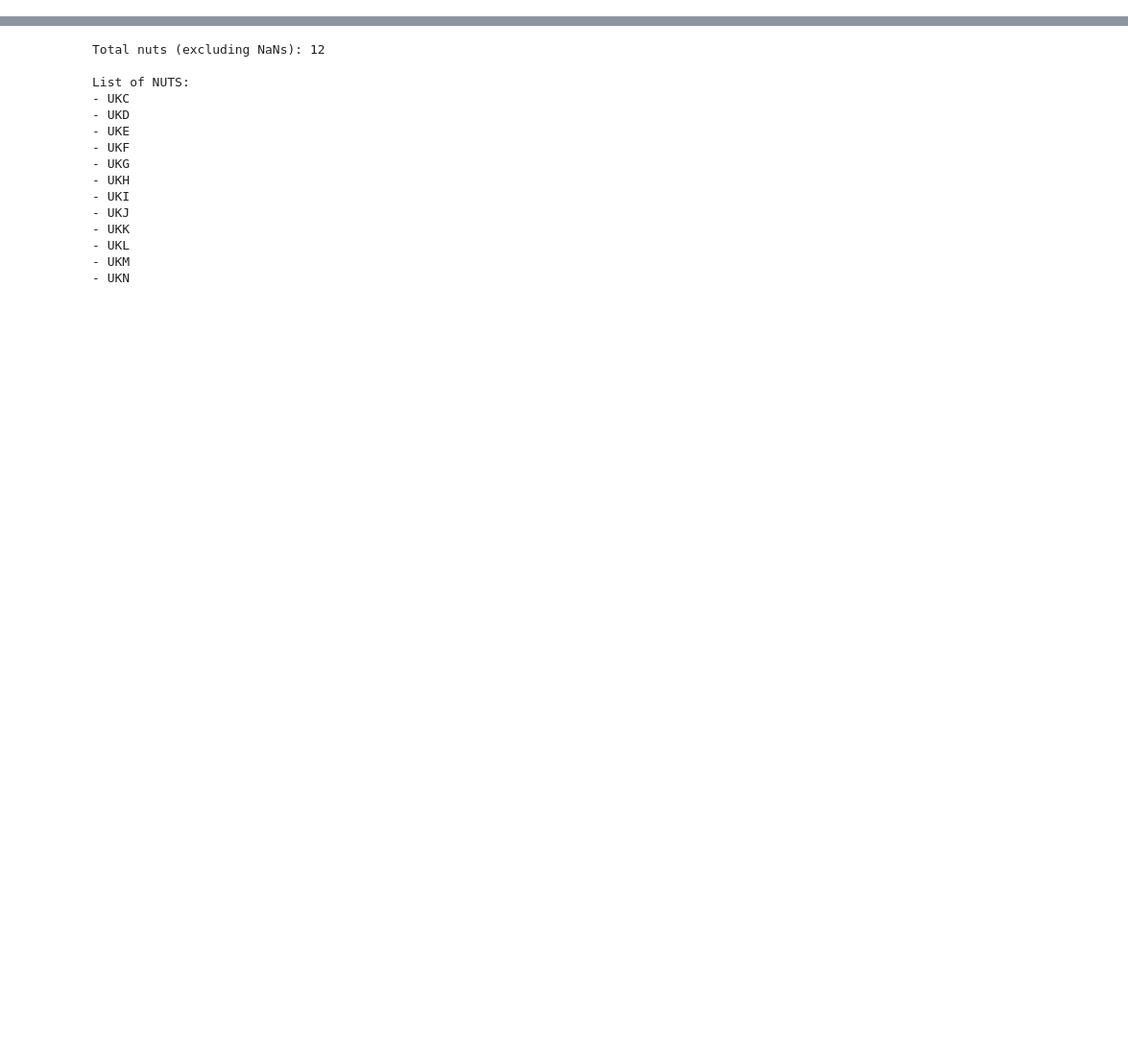
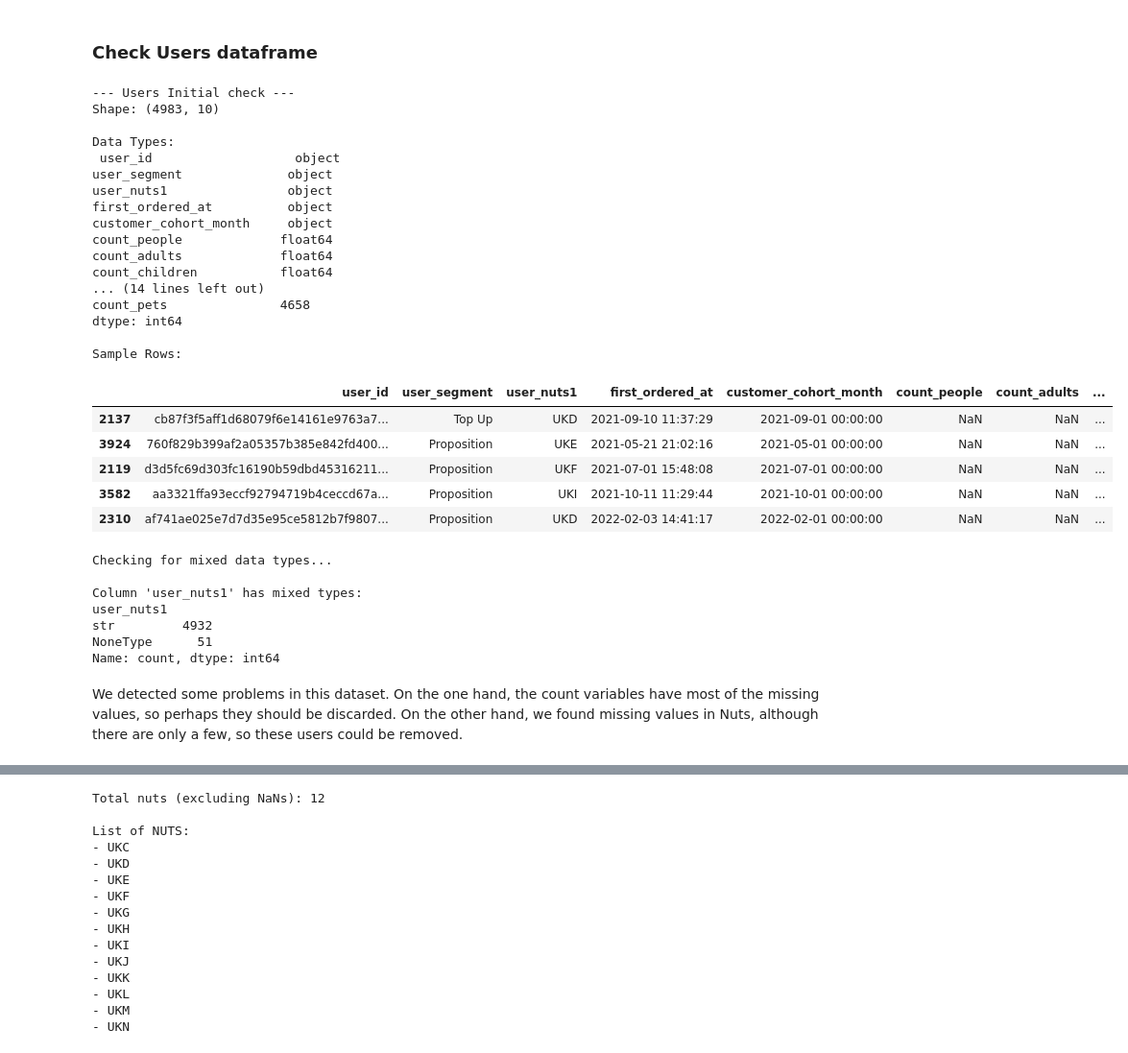
Before and after one commit to AntonioGarciaGarvi/zrive-ds, a Jupyter notebook: src/module_2/01_eda_groceries.ipynb, the cells around one changed output, grey strips where cells are left out. Shown at 96% size. Saved outputs shown, nothing was run; the diff lists cells and outputs as text; code cells hidden in the pictures; blank space fills up the shorter version.

```diff
--- a/src/module_2/01_eda_groceries.ipynb
+++ b/src/module_2/01_eda_groceries.ipynb
@@ -143,3 +0,0 @@ memory usage: 565.8+ KB
-# %%
-mixed_columns = check_mixed_data_types(regulars)
-print(mixed_columns)
@@ -207,3 +0,0 @@ memory usage: 213.2+ KB
-# %%
-mixed_columns = check_mixed_data_types(abandoned)
-print(mixed_columns)
@@ -286,3 +0,0 @@ Name: count, Length: 200, dtype: int64
-# %%
-mixed_columns = check_mixed_data_types(inventory)
-print(mixed_columns)
@@ -326,0 +34,34 @@ How many different NUTS are there?
+# %%
+from IPython.display import display
+
+def check_mixed_data_types(df: pd.DataFrame, verbose: bool = True) -> dict:
+    """
+    Checks for columns with mixed data types in a DataFrame.
+    """
+    mixed_columns = {}
+
+    for col in df.columns:
+        type_counts = df[col].apply(lambda x: type(x).__name__).value_counts()
+        if len(type_counts) > 1:
+            mixed_columns[col] = type_counts.to_dict()
+            if verbose:
+                print(f"\nColumn '{col}' has mixed types:")
+                print(type_counts)
+    if verbose and not mixed_columns:
+            print("No columns with mixed data types found.")
+    return mixed_columns
+
+
+
+def dataset_initial_exploration(df: pd.DataFrame, name: str = "Dataset"):
+    """
+    Performs a basic exploratory analysis of the DataFrame.
+    """
+    print(f"\n--- {name} Initial check ---")
+    print(f"Shape: {df.shape}")
+    print("\nData Types:\n", df.dtypes)
+    print("\nMissing Values:\n", df.isnull().sum())
+    print("\nSample Rows:\n")
+    display(df.sample(min(5, len(df))))
+    print("\nChecking for mixed data types...")
+    check_mixed_data_types(df)
@@ -326,0 +188,37 @@ How many different NUTS are there?
+# %% [markdown]
+### Check Users dataframe
+# %%
+dataset_initial_exploration(users, 'Users')
+# %% [output]
+--- Users Initial check ---
+Shape: (4983, 10)
+
+Data Types:
+ user_id                   object
+user_segment              object
+user_nuts1                object
+first_ordered_at          object
+customer_cohort_month     object
+count_people             float64
+count_adults             float64
+count_children           float64
+... (14 lines left out)
+count_pets               4658
+dtype: int64
+
+Sample Rows:
+|  | user_id | user_segment | user_nuts1 | first_ordered_at | customer_cohort_month | count_people | count_adults | ... |
+| 2137 | cb87f3f5aff1d68079f6e14161e9763a7... | Top Up | UKD | 2021-09-10 11:37:29 | 2021-09-01 00:00:00 | NaN | NaN | ... |
+| 3924 | 760f829b399af2a05357b385e842fd400... | Proposition | UKE | 2021-05-21 21:02:16 | 2021-05-01 00:00:00 | NaN | NaN | ... |
+| 2119 | d3d5fc69d303fc16190b59dbd45316211... | Proposition | UKF | 2021-07-01 15:48:08 | 2021-07-01 00:00:00 | NaN | NaN | ... |
+| 3582 | aa3321ffa93eccf92794719b4ceccd67a... | Proposition | UKI | 2021-10-11 11:29:44 | 2021-10-01 00:00:00 | NaN | NaN | ... |
+| 2310 | af741ae025e7d7d35e95ce5812b7f9807... | Proposition | UKD | 2022-02-03 14:41:17 | 2022-02-01 00:00:00 | NaN | NaN | ... |
+Checking for mixed data types...
+
+Column 'user_nuts1' has mixed types:
+user_nuts1
+str         4932
+NoneType      51
+Name: count, dtype: int64
+# %% [markdown]
+We detected some problems in this dataset. On the one hand, the count variables have most of the missing values, so perhaps they should be discarded. On the other hand, we found missing values in Nuts, although there are only a few, so these users could be removed.
```
Also changed, not shown: parts of 66 cells of this notebook, 8 other files.
